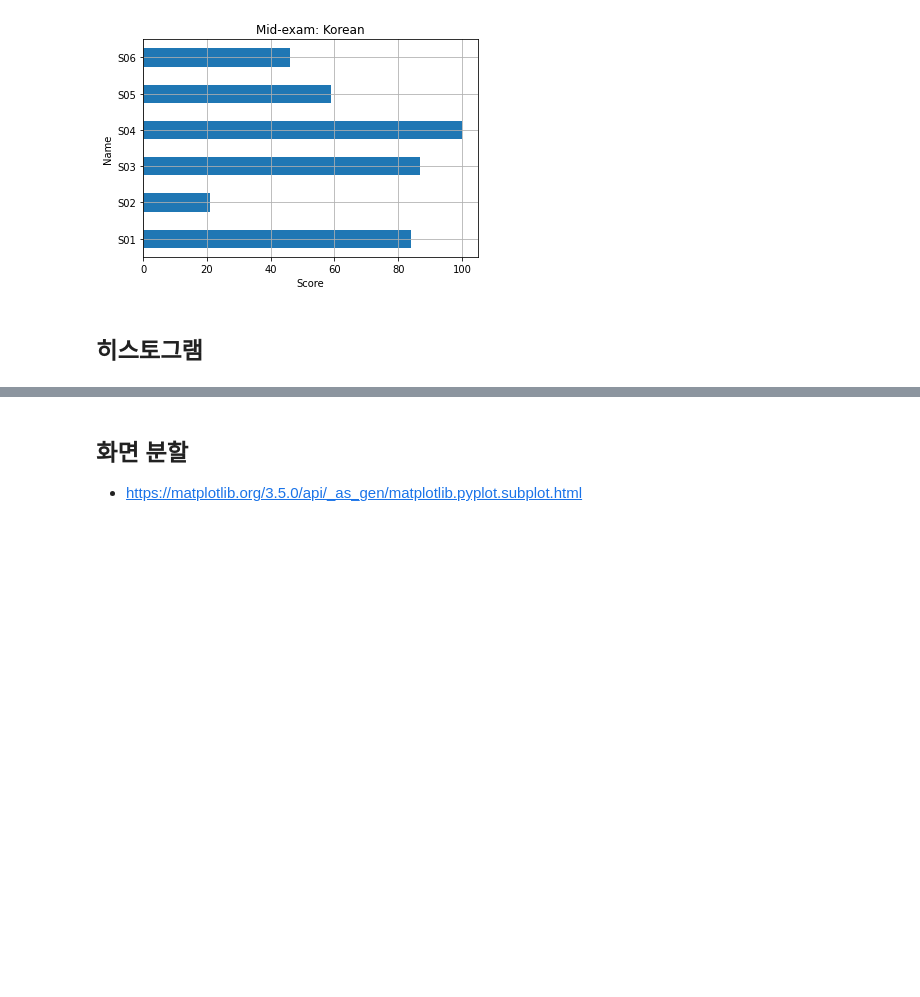
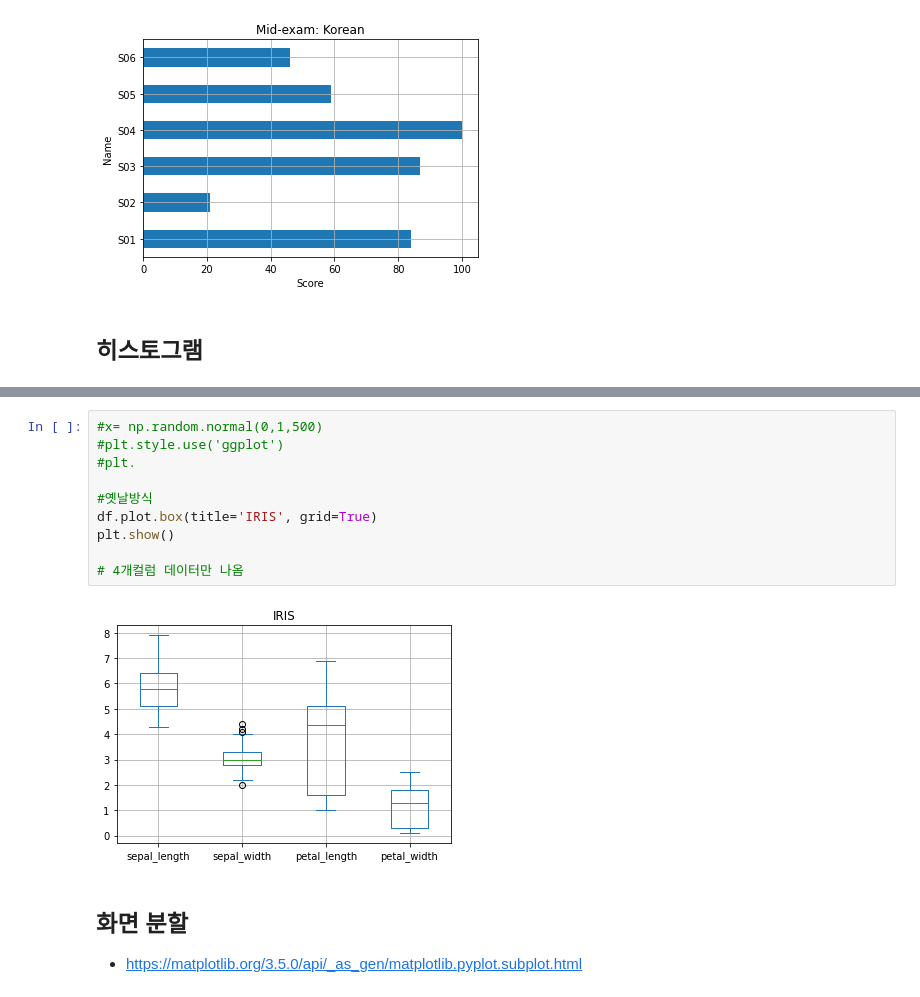
Before and after one commit to gymnopedy01/ictis-2023-ai, a Jupyter notebook: 다운로드/배포_시각화.ipynb, the cells around one changed output, grey strips where cells are left out. Cells and saved outputs as stored; diff of their text form; blank space fills up the shorter version.

```diff
--- a/다운로드/배포_시각화.ipynb
+++ b/다운로드/배포_시각화.ipynb
@@ -207,3 +226,15 @@ plt.xlabel('petal_length')
+# %%
+#x= np.random.normal(0,1,500)
+#plt.style.use('ggplot')
+#plt.
+
+#옛날방식
+df.plot.box(title='IRIS', grid=True)
+plt.show()
+
+# 4개컬럼 데이터만 나옴
+# %% [output]
+[figure, added]
 # %% [markdown]
  ## 화면 분할
  - https://matplotlib.org/3.5.0/api/_as_gen/matplotlib.pyplot.subplot.html
```
Also changed, not shown: parts of 61 cells of this notebook.
